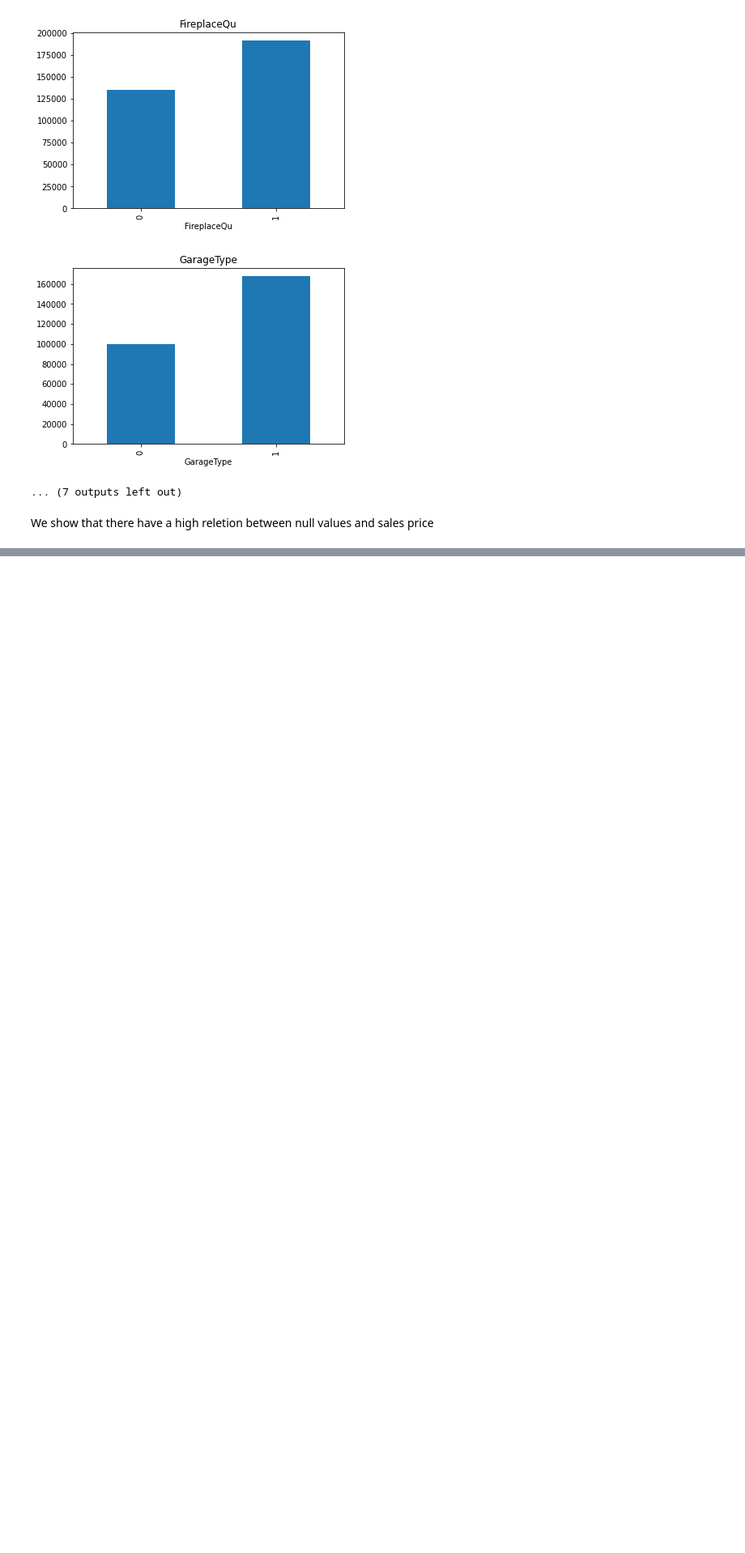
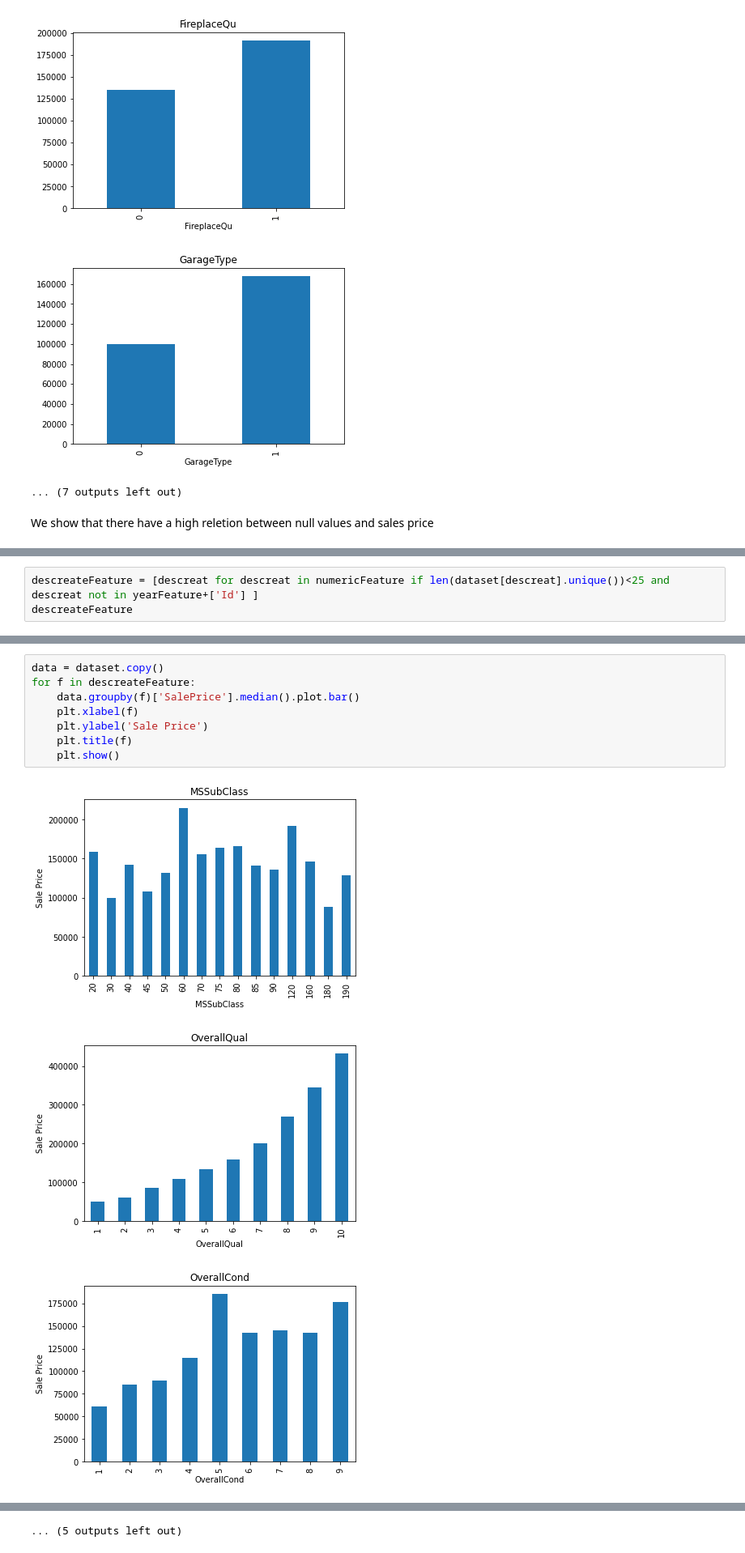
Before and after one commit to Md-Nur/House-Prices---Advanced-Regression-Techniques, a Jupyter notebook: housePricePred.ipynb, the cells around one changed output, grey strips where cells are left out. Shown: that part at 81% size. Saved outputs shown, nothing was run; the diff lists cells and outputs as text; blank space fills up the shorter version.

```diff
--- a/housePricePred.ipynb
+++ b/housePricePred.ipynb
@@ -77,0 +160,3 @@ We show that there have a high reletion between null values and sales price
+# %%
+descreateFeature = [descreat for descreat in numericFeature if len(dataset[descreat].unique())<25 and descreat not in yearFeature+['Id'] ]
+descreateFeature
@@ -77,0 +194,12 @@ We show that there have a high reletion between null values and sales price
+# %%
+data = dataset.copy()
+for f in descreateFeature:
+    data.groupby(f)['SalePrice'].median().plot.bar()
+    plt.xlabel(f)
+    plt.ylabel('Sale Price')
+    plt.title(f)
+    plt.show()
+# %% [output]
+[figure, added]
+[figure, added]
+[figure, added]
@@ -77,0 +215 @@ We show that there have a high reletion between null values and sales price
+... (5 outputs left out)
```
Also changed, not shown: parts of 17 cells of this notebook.
